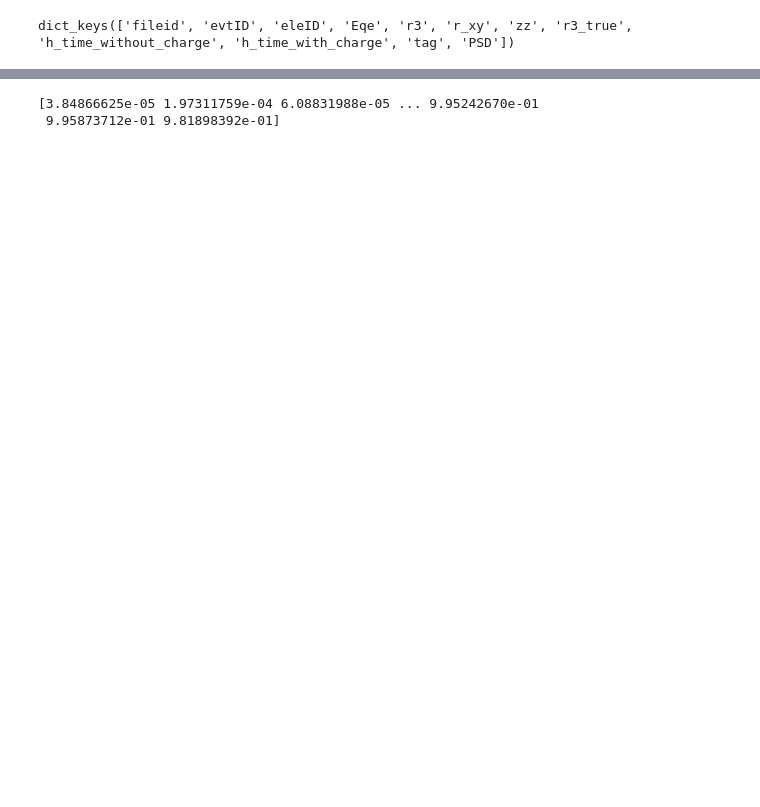
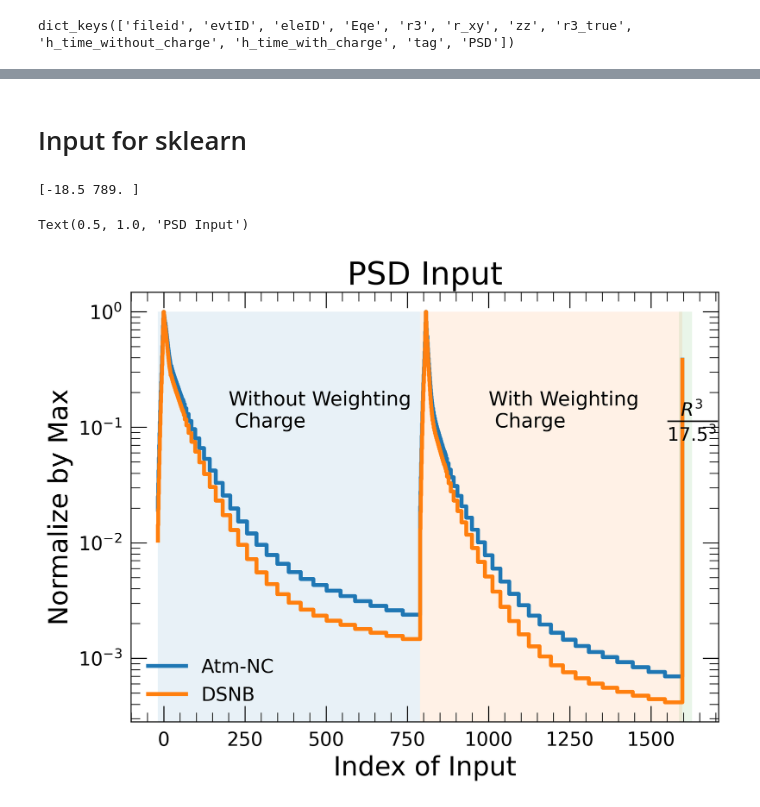
Before and after one commit to jack595/sk_DSNB, a Jupyter notebook: sk_psd/PSDToolsResults_Atm.ipynb, the cells around one changed output, grey strips where cells are left out. Saved outputs shown, nothing was run; the diff lists cells and outputs as text; code cells hidden in the pictures; blank space fills up the shorter version.

```diff
--- a/sk_psd/PSDToolsResults_Atm.ipynb
+++ b/sk_psd/PSDToolsResults_Atm.ipynb
@@ -40,5 +50,27 @@ Text(0.5, 1.0, 'PSD Input')
-# %%
-plt.hist(dir_events["PSD"])
-# %% [output]
-[3.84866625e-05 1.97311759e-04 6.08831988e-05 ... 9.95242670e-01
- 9.95873712e-01 9.81898392e-01]
+# %% [markdown]
+# Input for sklearn
+# %%
+bin_center = GetBinCenter(bins)
+
+for key, h_time in dir_h_time_mean_concat.items():
+    v_constant_bin_width = np.concatenate([np.diff(bins)*np.max(h_time[:len(bins)-1]/np.diff(bins) ),
+                                           np.diff(bins)*np.max(h_time[len(bins)-1:-1]/np.diff(bins)), [17.5**3]])
+    plt.step(np.concatenate([bin_center,bin_center[-1]-bin_center[0]+bin_center, [bin_center[-1]*2-bin_center[0]] ]),
+             h_time/v_constant_bin_width,label=key)
+    # plt.plot( h_time/v_constant_bin_width,label=key)
+plt.fill_between(bin_center[[0, -1]], 1, alpha=0.1)
+plt.fill_between((bin_center[-1]-bin_center[0]+bin_center)[[0, -1]], 1, alpha=0.1)
+plt.fill_between([bin_center[-1]*2-bin_center[0]-10, bin_center[-1]*2-bin_center[0]+30], 1, alpha=0.1)
+plt.text(200, 0.1, "Without Weighting \n Charge",size=15)
+plt.text(1000, 0.1, "With Weighting \n Charge",size=15)
+plt.text(1550, 0.1, r"$\frac{R^3}{17.5^3}$",size=20)
+print(bin_center[[0,-1]])
+plt.semilogy()
+plt.legend()
+plt.xlabel("Index of Input")
+plt.ylabel("Normalize by Max")
+plt.title("PSD Input")
+# %% [output]
+[-18.5 789. ]
+Text(0.5, 1.0, 'PSD Input')
+[figure, added]
```
Also changed, not shown: parts of 7 cells of this notebook, 13 other files.
